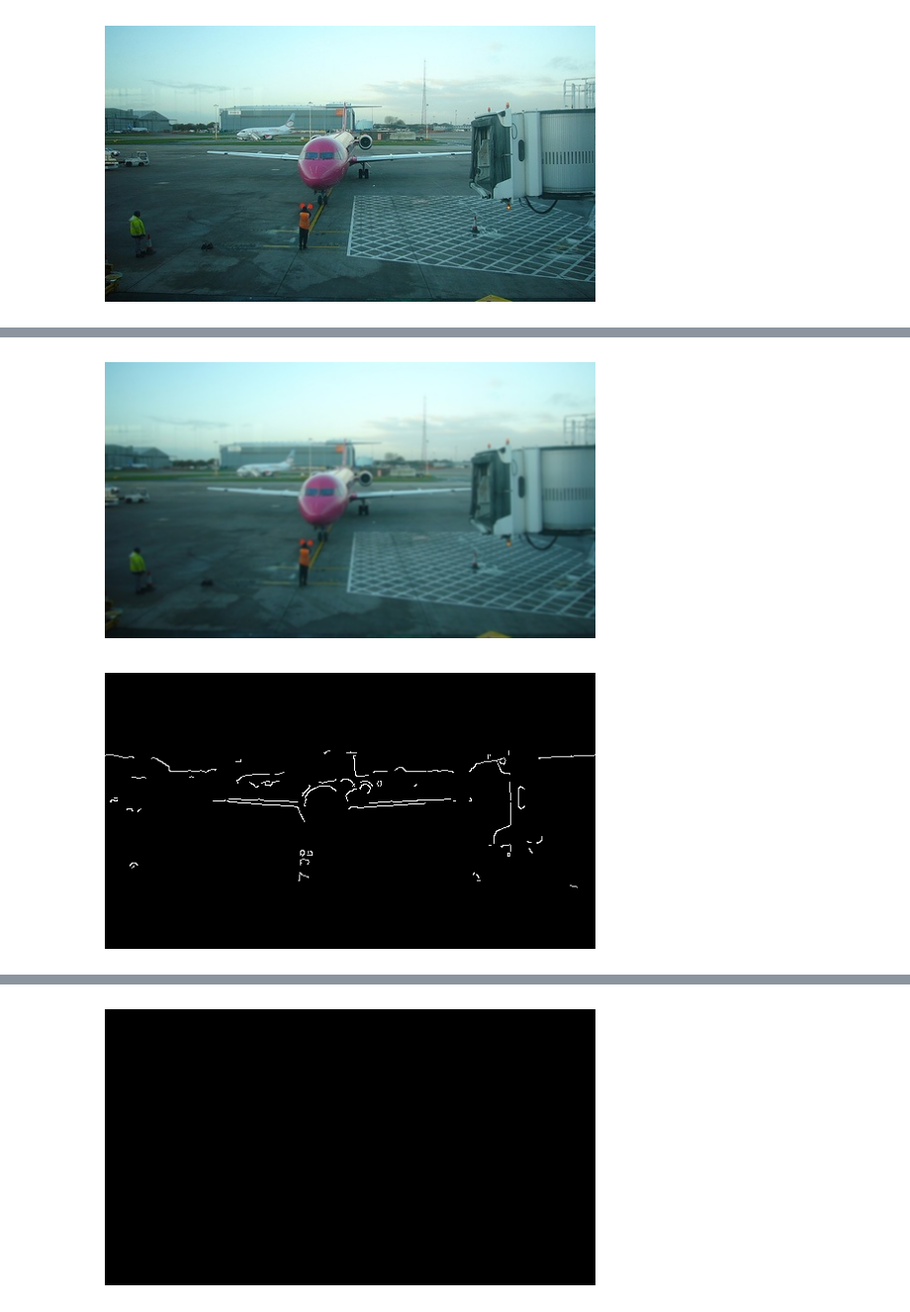
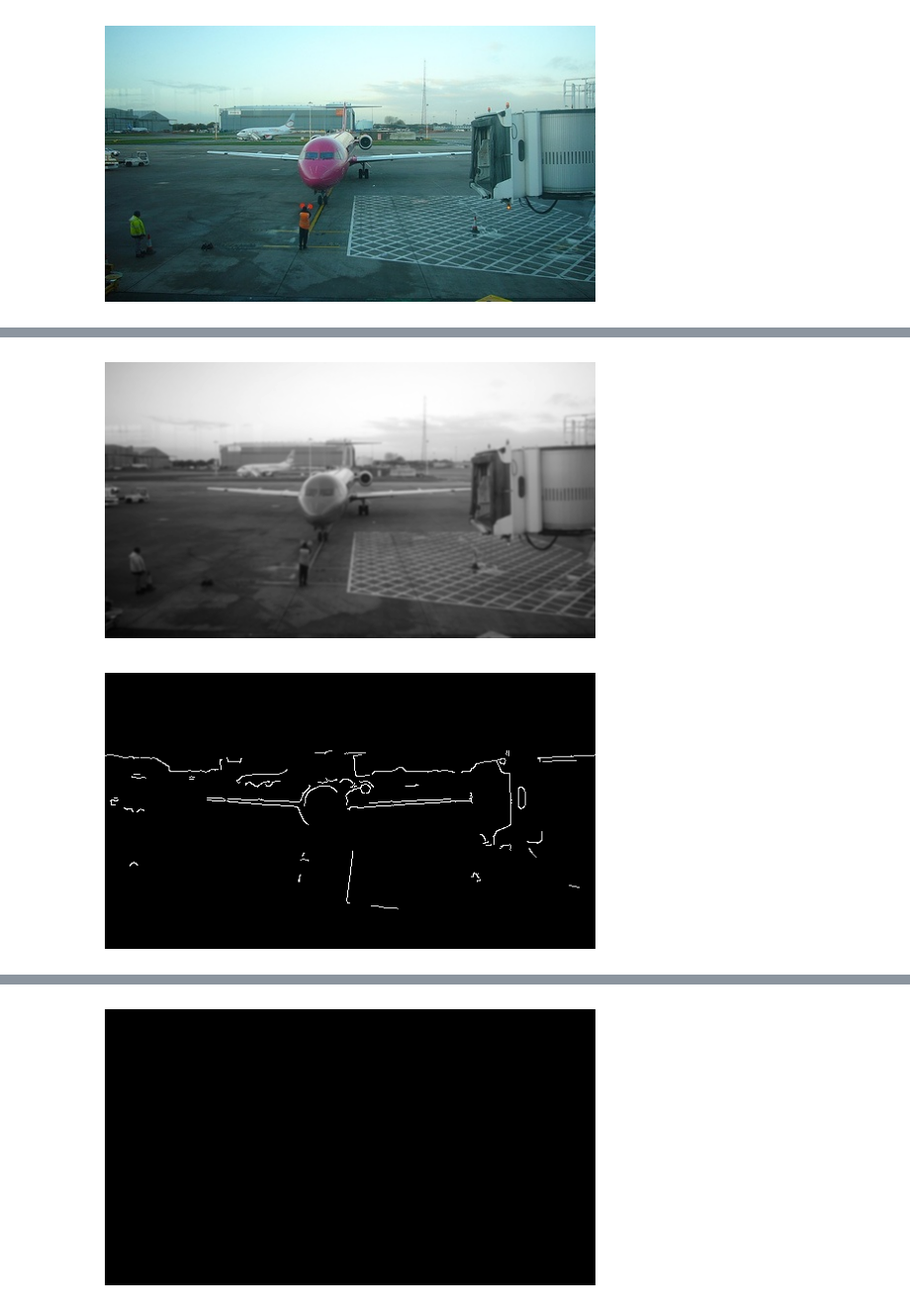
Before and after one commit to Matovic/optical-flow-motion-tracking-segmentation, a Jupyter notebook: src/zadanie3.ipynb, the cells around one changed output, grey strips where cells are left out. Shown at 99% size. Cells and saved outputs as stored; diff of their text form; code cells hidden in the pictures.

```diff
--- a/src/zadanie3.ipynb
+++ b/src/zadanie3.ipynb
@@ -554,3 +565,8 @@ plt.axis('off')
 plt.show()
 # %% [output]
 [figure]
+# %%
+img_gray = cv2.cvtColor(img, cv2.COLOR_BGR2GRAY)
+plt.imshow(img_gray, cmap='gray')
+plt.axis('off')
+plt.show()
@@ -557,19 +575,19 @@ plt.show()
 # %%
-img_gauss = cv2.GaussianBlur(img, (5,5), 0)
+img_gauss = cv2.GaussianBlur(img_gray, (5,5), 0)
 
-img_rgb = cv2.cvtColor(img_gauss, cv2.COLOR_BGR2RGB)
-plt.imshow(img_rgb, cmap='gray')
+#img_rgb = cv2.cvtColor(img_gauss, cv2.COLOR_BGR2RGB)
+plt.imshow(img_gauss, cmap='gray')
 plt.axis('off')
 plt.show()
 # %% [output]
-[figure, old version]
+[figure, new version]
 # %%
-img_canny = cv2.Canny(img_gauss, 200, 250)
+img_canny = cv2.Canny(img_gauss, 150, 220)
 plt.imshow(img_canny, cmap='gray')
 plt.axis('off')
 plt.show()
 # %% [output]
-[figure, old version]
+[figure, new version]
 # %%
 img_dilate = cv2.dilate(img_canny,(-1, -1), 3)
 
```
Also changed, not shown: parts of 27 cells of this notebook, 1 other file.
